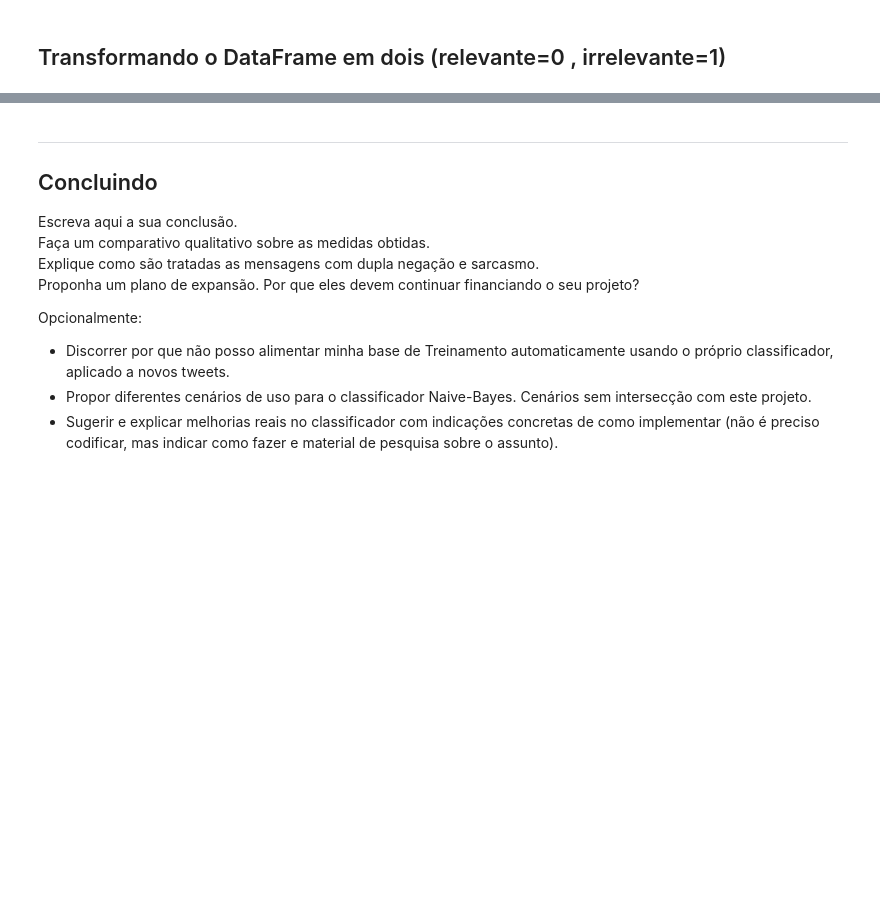
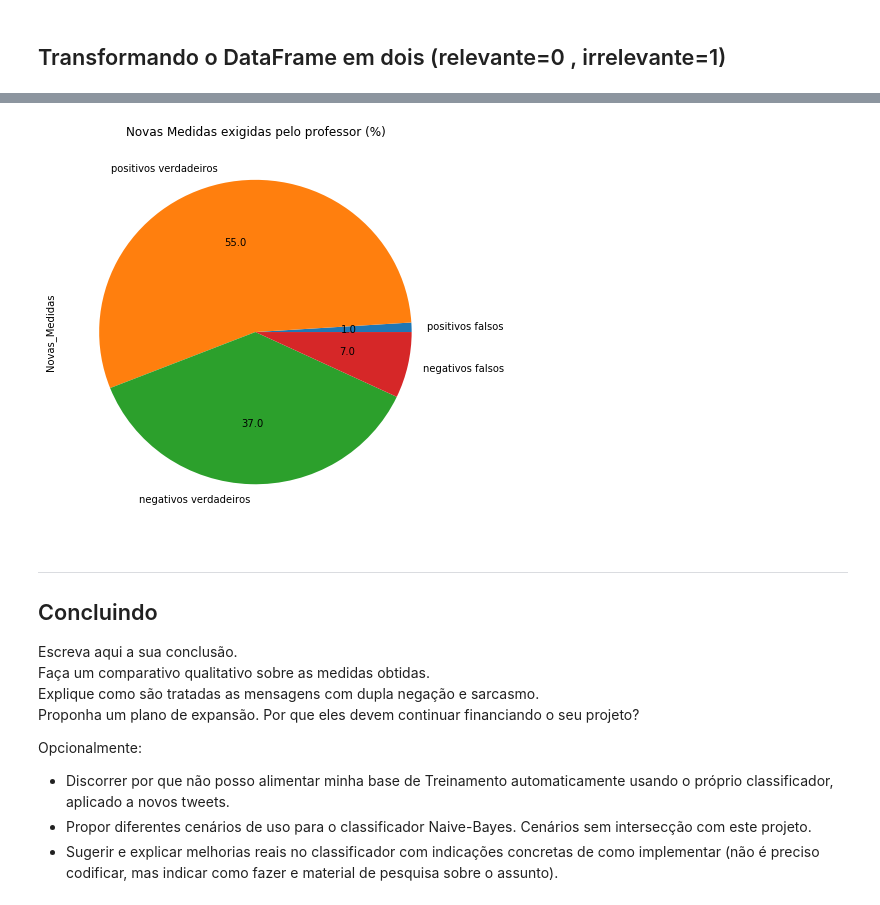
Before and after one commit to heliopn/Razer_Data_Analysis, a Jupyter notebook: Projeto02.ipynb, the cells around one changed output, grey strips where cells are left out. Drawn from its saved outputs; the diff is of its cells as text; code cells hidden in the pictures; blank space fills up the shorter version.

```diff
--- a/Projeto02.ipynb
+++ b/Projeto02.ipynb
@@ -325,0 +354,9 @@ Opcionalmente:
+# %%
+nova=[]
+for i in range(len(listaR)):
+    if listaR[i]>listaI[i]:
+        nova.append(0)
+    elif listaR[i]<listaI[i]:
+        nova.append(1)
+    else:
+        nova.append(0)
@@ -325,0 +365,2 @@ Opcionalmente:
+# %%
+df2["resultado"]=nova
@@ -325,0 +369,9 @@ Opcionalmente:
+# %%
+certo=0
+errado=0
+for i in range(df2["resultado"].count()):
+    if df2['Unnamed: 1'][i] == df2['resultado'][i] :
+        certo+=1
+
+    else:
+        errado+=1
@@ -325,0 +384,19 @@ Opcionalmente:
+# %%
+
+Res = []
+
+for i in range(df2["Teste"].count()):
+
+    if df2["Unnamed: 1"][i]==1 and df2["resultado"][i]==0:
+        Res.append('negativos falsos')
+
+    if df2["Unnamed: 1"][i]==0 and df2["resultado"][i]==0:
+        Res.append('positivos verdadeiros')
+
+    if df2["Unnamed: 1"][i]==1 and df2["resultado"][i]==1:
+        Res.append('negativos verdadeiros')
+
+    if df2["Unnamed: 1"][i]==0 and df2["resultado"][i]==1:
+        Res.append('positivos falsos')
+
+df2["Novas_Medidas"] = Res
@@ -326,3 +413,11 @@ Opcionalmente:
+# %%
+import matplotlib.pyplot as plt
+r = df2.Novas_Medidas.value_counts()/len(Res)*100
+t = r.reindex(['positivos falsos','positivos verdadeiros','negativos verdadeiros','negativos falsos'])
+plot = t.plot(kind='pie',title='Novas Medidas exigidas pelo professor (%)',autopct='%.1f',figsize=(7, 7))
+plt.show()
+# %% [output]
+[figure, added]
 # %% [markdown]
 ___
 ## Concluindo
```
Also changed, not shown: parts of 52 cells of this notebook.
